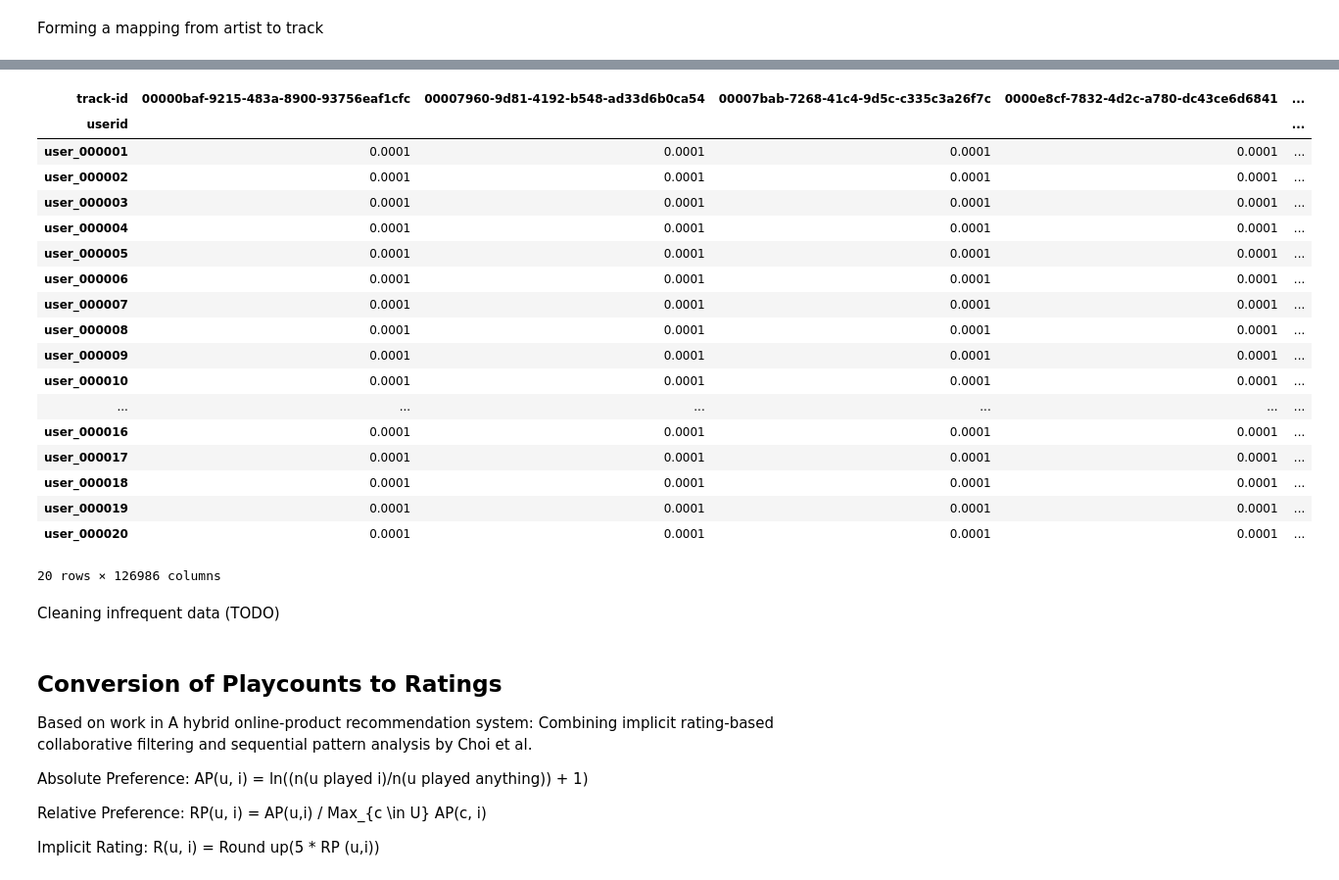
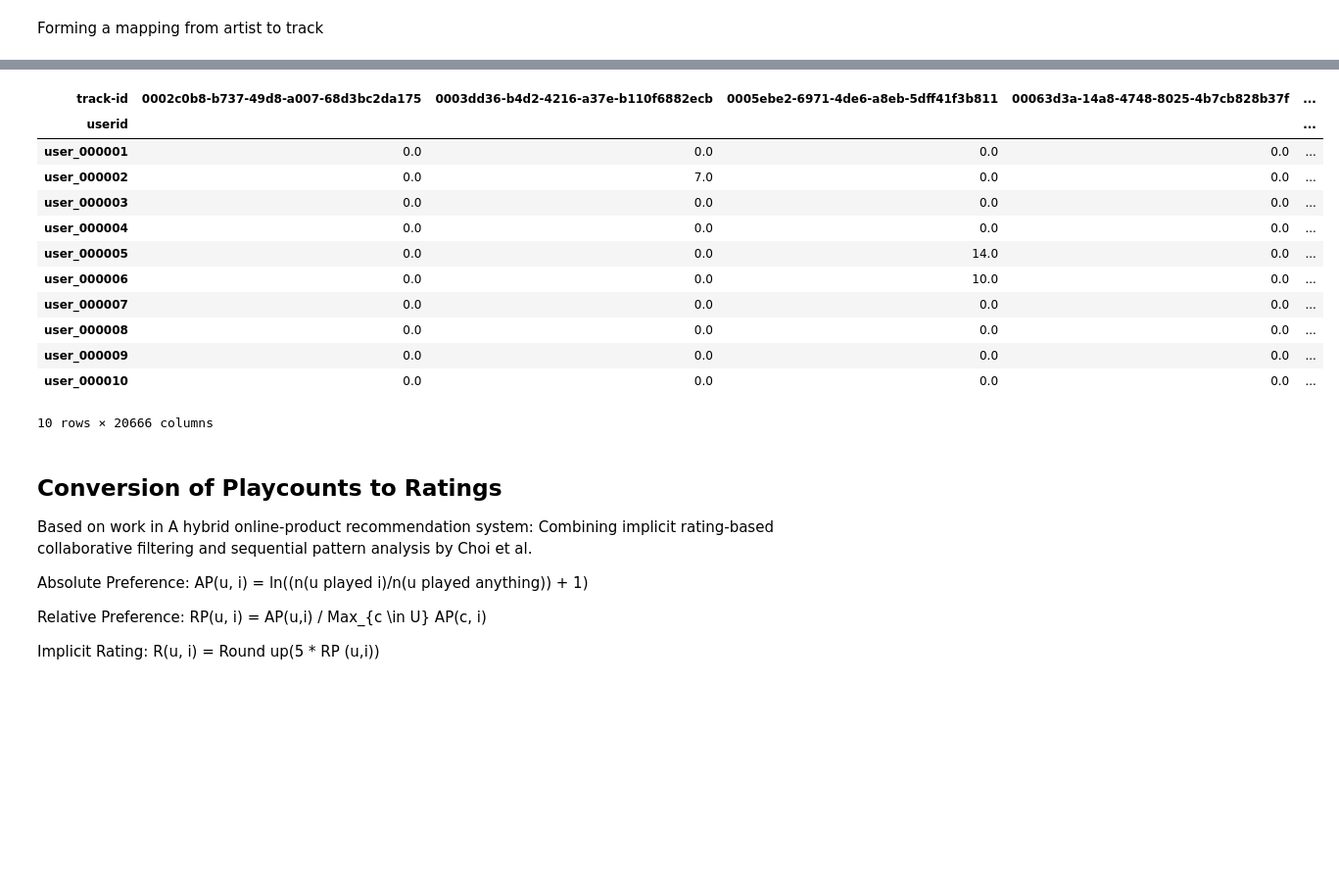
Before and after one commit to priyadskml/musicReco, a Jupyter notebook: Baselines.ipynb, the cells around one changed output, grey strips where cells are left out. Shown at 98% size. Saved outputs shown, nothing was run; the diff lists cells and outputs as text; code cells hidden in the pictures; blank space fills up the shorter version.

Commit message:
Removing infrequent tracks and users

```diff
--- a/Baselines.ipynb
+++ b/Baselines.ipynb
@@ -30,0 +86,4 @@ data[:10]
+# %%
+user_plays = data.groupby(["userid"]).size().reset_index()
+user_plays.rename(columns = {0: 'total'}, inplace = True)
+user_plays.describe()
@@ -30,0 +100,3 @@ data[:10]
+# %%
+frequent_users = user_plays[user_plays['total'] >= 10]['userid']
+frequent_users.describe()
@@ -30,0 +109,4 @@ data[:10]
+# %%
+# Drop infrequent tracks.
+data = data[data['userid'].isin(frequent_users)]
+data.describe()
@@ -61,32 +151,24 @@ playcount[:10]
 # %%
 from scipy.sparse import csr_matrix
 
-playcounts = playcount.pivot(index = 'userid', columns = 'track-id', values = 'playcount').fillna(0.0001)
+playcounts = playcount.pivot(index = 'userid', columns = 'track-id', values = 'playcount').fillna(0)
 # %%
 plays_matrix = csr_matrix(playcounts.values)
-playcounts[:20]
+playcounts[:10]
 # %% [output]
-| track-id | 00000baf-9215-483a-8900-93756eaf1cfc | 00007960-9d81-4192-b548-ad33d6b0ca54 | 00007bab-7268-41c4-9d5c-c335c3a26f7c | 0000e8cf-7832-4d2c-a780-dc43ce6d6841 | ... |
+| track-id | 0002c0b8-b737-49d8-a007-68d3bc2da175 | 0003dd36-b4d2-4216-a37e-b110f6882ecb | 0005ebe2-6971-4de6-a8eb-5dff41f3b811 | 00063d3a-14a8-4748-8025-4b7cb828b37f | ... |
 | userid |  |  |  |  | ... |
-| user_000001 | 0.0001 | 0.0001 | 0.0001 | 0.0001 | ... |
-| user_000002 | 0.0001 | 0.0001 | 0.0001 | 0.0001 | ... |
-| user_000003 | 0.0001 | 0.0001 | 0.0001 | 0.0001 | ... |
-| user_000004 | 0.0001 | 0.0001 | 0.0001 | 0.0001 | ... |
-| user_000005 | 0.0001 | 0.0001 | 0.0001 | 0.0001 | ... |
-| user_000006 | 0.0001 | 0.0001 | 0.0001 | 0.0001 | ... |
-| user_000007 | 0.0001 | 0.0001 | 0.0001 | 0.0001 | ... |
-| user_000008 | 0.0001 | 0.0001 | 0.0001 | 0.0001 | ... |
-| user_000009 | 0.0001 | 0.0001 | 0.0001 | 0.0001 | ... |
-| user_000010 | 0.0001 | 0.0001 | 0.0001 | 0.0001 | ... |
-| ... | ... | ... | ... | ... | ... |
-| user_000016 | 0.0001 | 0.0001 | 0.0001 | 0.0001 | ... |
-| user_000017 | 0.0001 | 0.0001 | 0.0001 | 0.0001 | ... |
-| user_000018 | 0.0001 | 0.0001 | 0.0001 | 0.0001 | ... |
-| user_000019 | 0.0001 | 0.0001 | 0.0001 | 0.0001 | ... |
-| user_000020 | 0.0001 | 0.0001 | 0.0001 | 0.0001 | ... |
+| user_000001 | 0.0 | 0.0 | 0.0 | 0.0 | ... |
+| user_000002 | 0.0 | 7.0 | 0.0 | 0.0 | ... |
+| user_000003 | 0.0 | 0.0 | 0.0 | 0.0 | ... |
+| user_000004 | 0.0 | 0.0 | 0.0 | 0.0 | ... |
+| user_000005 | 0.0 | 0.0 | 14.0 | 0.0 | ... |
+| user_000006 | 0.0 | 0.0 | 10.0 | 0.0 | ... |
+| user_000007 | 0.0 | 0.0 | 0.0 | 0.0 | ... |
+| user_000008 | 0.0 | 0.0 | 0.0 | 0.0 | ... |
+| user_000009 | 0.0 | 0.0 | 0.0 | 0.0 | ... |
+| user_000010 | 0.0 | 0.0 | 0.0 | 0.0 | ... |
-20 rows × 126986 columns
+10 rows × 20666 columns
-# %% [markdown]
-Cleaning infrequent data (TODO)
 # %% [markdown]
 ## Conversion of Playcounts to Ratings
 
```
Also changed, not shown: parts of 27 cells of this notebook.
